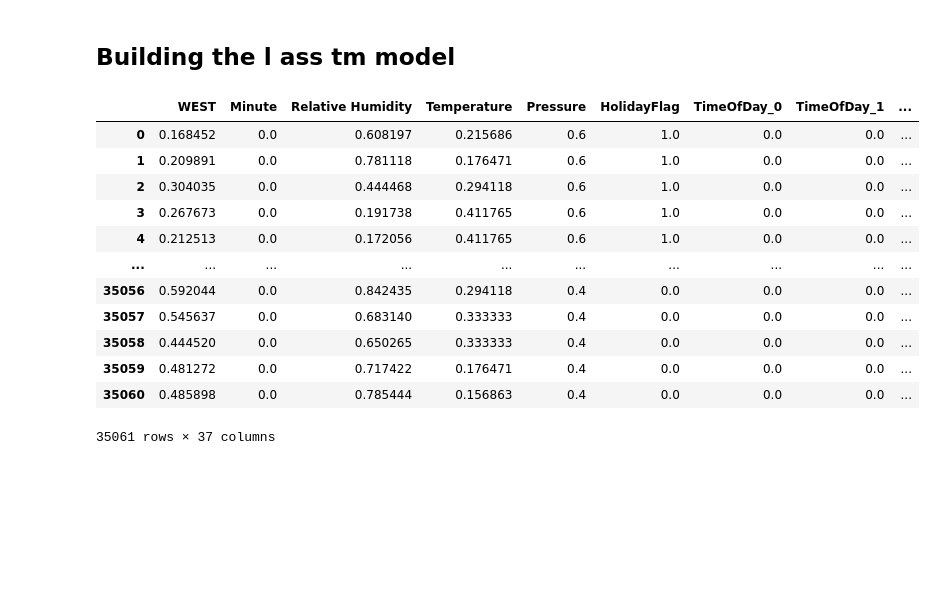
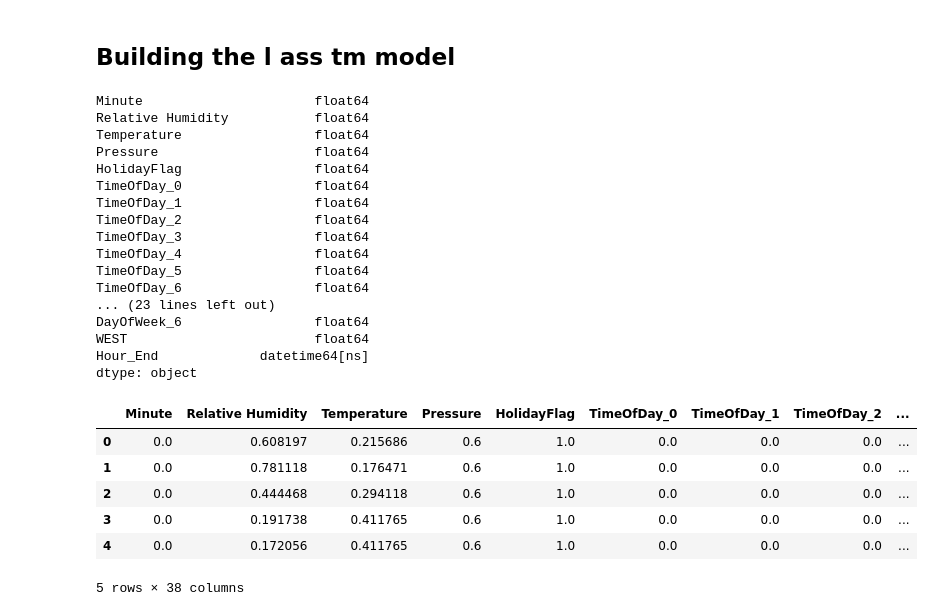
Before and after one commit to Dxuian/btech-proj, a Jupyter notebook: DATA SET USED IN THE CONFERENCE PAPER TITLED SHORT-TERM LOAD FORECASTING USING AN LSTM NEURAL NETWORK/DataSet/a.ipynb, the cells around one changed output. Cells and saved outputs as stored; diff of their text form; code cells hidden in the pictures; blank space fills up the shorter version.

```diff
--- a/DATA SET USED IN THE CONFERENCE PAPER TITLED SHORT-TERM LOAD FORECASTING USING AN LSTM NEURAL NETWORK/DataSet/a.ipynb
+++ b/DATA SET USED IN THE CONFERENCE PAPER TITLED SHORT-TERM LOAD FORECASTING USING AN LSTM NEURAL NETWORK/DataSet/a.ipynb
@@ -220,10 +220,3 @@ print('shape of the data is:', merged_data.shape)
 Column names are:
 Hour_End, WEST, Minute, Relative Humidity, Temperature, Pressure, HolidayFlag, TimeOfDay_0, TimeOfDay_1, TimeOfDay_2, TimeOfDay_3, TimeOfDay_4, TimeOfDay_5, TimeOfDay_6, TimeOfDay_7, TimeOfDay_8, Time ...
 shape of the data is: (35061, 38)
-# %%
-numerical_features = ['Pressure' , 'Relative Humidity' , 'Temperature' , target  ]
-#all others are categorical features
-categorical_features = [col for col in merged_data.columns if col not in numerical_features]
-#apply scaling to numerical features
-scaler = MinMaxScaler()
-merged_data[numerical_features] = scaler.fit_transform(merged_data[numerical_features])
@@ -256,28 +223,54 @@ dtype: object
 # %% [markdown]
 ## Building the l ass tm model
 # %%
-# Exclude the datetime and 'ERCOT' columns before scaling
-scaler = MinMaxScaler(feature_range=(0, 1))
-scaled_features = scaler.fit_transform(merged_data.drop(columns=['Hour_End' , ]))
+import pandas as pd
+import numpy as np
+from sklearn.preprocessing import MinMaxScaler
+from sklearn.metrics import mean_absolute_error, mean_squared_error, r2_score
+import matplotlib.pyplot as plt
+from tensorflow.keras.models import Sequential
+from tensorflow.keras.layers import LSTM, Dense, Dropout
+from sklearn.model_selection import train_test_split
+import tensorflow as tf
 
-# Convert scaled features back to DataFrame and re-include the 'Hour_End' and 'ERCOT' columns
-scaled_data = pd.DataFrame(scaled_features, columns=merged_data.columns.drop(['Hour_End'  ]))
-# scaled_data['ERCOT'] = merged_data['ERCOT'].values
-# scaled_data['Hour_End'] = merged_data['Hour_End'].values
+# Exclude the datetime and target columns before scaling
+feature_scaler = MinMaxScaler(feature_range=(0, 1))
+scaled_features = feature_scaler.fit_transform(merged_data.drop(columns=['Hour_End', target]))
 
+# Scale the target column separately
+target_scaler = MinMaxScaler(feature_range=(0, 1))
+scaled_target = target_scaler.fit_transform(merged_data[[target]])
 
-scaled_data
+# Convert scaled features back to DataFrame and re-include the 'Hour_End' and scaled target columns
+scaled_data = pd.DataFrame(scaled_features, columns=merged_data.columns.drop(['Hour_End', target]))
+scaled_data[target] = scaled_target
+scaled_data['Hour_End'] = merged_data['Hour_End'].values
+
+# Print dtype of all columns
+print(scaled_data.dtypes)
+scaled_data.head(5)
 # %% [output]
+Minute                      float64
+Relative Humidity           float64
+Temperature                 float64
+Pressure                    float64
+HolidayFlag                 float64
+TimeOfDay_0                 float64
+TimeOfDay_1                 float64
+TimeOfDay_2                 float64
+TimeOfDay_3                 float64
+TimeOfDay_4                 float64
+TimeOfDay_5                 float64
+TimeOfDay_6                 float64
+... (23 lines left out)
+DayOfWeek_6                 float64
+WEST                        float64
+Hour_End             datetime64[ns]
+dtype: object
-|  | WEST | Minute | Relative Humidity | Temperature | Pressure | HolidayFlag | TimeOfDay_0 | TimeOfDay_1 | ... |
-| 0 | 0.168452 | 0.0 | 0.608197 | 0.215686 | 0.6 | 1.0 | 0.0 | 0.0 | ... |
-| 1 | 0.209891 | 0.0 | 0.781118 | 0.176471 | 0.6 | 1.0 | 0.0 | 0.0 | ... |
-| 2 | 0.304035 | 0.0 | 0.444468 | 0.294118 | 0.6 | 1.0 | 0.0 | 0.0 | ... |
-| 3 | 0.267673 | 0.0 | 0.191738 | 0.411765 | 0.6 | 1.0 | 0.0 | 0.0 | ... |
-| 4 | 0.212513 | 0.0 | 0.172056 | 0.411765 | 0.6 | 1.0 | 0.0 | 0.0 | ... |
-| ... | ... | ... | ... | ... | ... | ... | ... | ... | ... |
-| 35056 | 0.592044 | 0.0 | 0.842435 | 0.294118 | 0.4 | 0.0 | 0.0 | 0.0 | ... |
-| 35057 | 0.545637 | 0.0 | 0.683140 | 0.333333 | 0.4 | 0.0 | 0.0 | 0.0 | ... |
-| 35058 | 0.444520 | 0.0 | 0.650265 | 0.333333 | 0.4 | 0.0 | 0.0 | 0.0 | ... |
-| 35059 | 0.481272 | 0.0 | 0.717422 | 0.176471 | 0.4 | 0.0 | 0.0 | 0.0 | ... |
-| 35060 | 0.485898 | 0.0 | 0.785444 | 0.156863 | 0.4 | 0.0 | 0.0 | 0.0 | ... |
+|  | Minute | Relative Humidity | Temperature | Pressure | HolidayFlag | TimeOfDay_0 | TimeOfDay_1 | TimeOfDay_2 | ... |
+| 0 | 0.0 | 0.608197 | 0.215686 | 0.6 | 1.0 | 0.0 | 0.0 | 0.0 | ... |
+| 1 | 0.0 | 0.781118 | 0.176471 | 0.6 | 1.0 | 0.0 | 0.0 | 0.0 | ... |
+| 2 | 0.0 | 0.444468 | 0.294118 | 0.6 | 1.0 | 0.0 | 0.0 | 0.0 | ... |
+| 3 | 0.0 | 0.191738 | 0.411765 | 0.6 | 1.0 | 0.0 | 0.0 | 0.0 | ... |
+| 4 | 0.0 | 0.172056 | 0.411765 | 0.6 | 1.0 | 0.0 | 0.0 | 0.0 | ... |
-35061 rows × 37 columns
+5 rows × 38 columns
```
Also changed, not shown: parts of 9 cells of this notebook, 1 other file.
